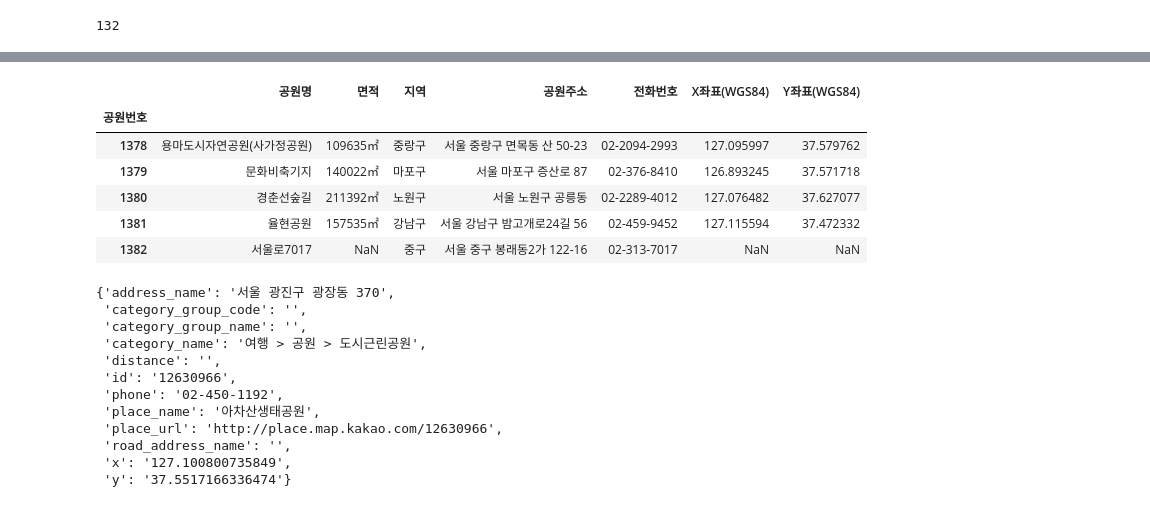
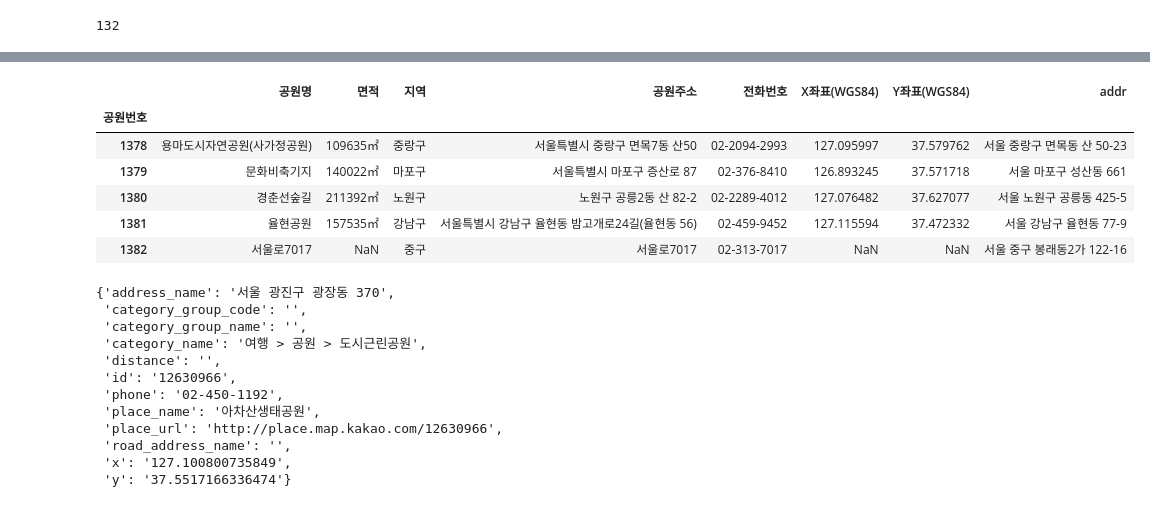
Before and after one commit to yeonhaneul/Data-Analysis-2020, a Jupyter notebook: 07.Seoul/04_park.ipynb, the cells around one changed output, grey strips where cells are left out. Saved outputs shown, nothing was run; the diff lists cells and outputs as text; code cells hidden in the pictures.

```diff
--- a/07.Seoul/04_park.ipynb
+++ b/07.Seoul/04_park.ipynb
@@ -57,16 +57,16 @@ result
 new_addr = []
 for i in park_seoul.index:
     try:
-        # 1차시도 : 주소로검색
-        url = 'https://dapi.kakao.com/v2/local/search/address.json?query=' + quote(park_seoul["공원주소"][i])
+        # 2차시도 : 공원명으로검색
+        url = 'https://dapi.kakao.com/v2/local/search/keyword.json?query=' + f'서울 {quote(park_seoul["지역"][i])} {quote(park_seoul["공원명"][i])}'
         result = requests.get(url,
                 headers={"Authorization": "KakaoAK "+kmap_key}).json()
         addr = result['documents'][0]['address_name']
         new_addr.append(addr)
     except:
         try:
-            # 2차시도 : 공원명으로검색
-            url = 'https://dapi.kakao.com/v2/local/search/keyword.json?query=' + quote(park_seoul['공원명'][i])
+            # 1차시도 : 주소로검색
+            url = 'https://dapi.kakao.com/v2/local/search/address.json?query=' + quote(park_seoul["공원주소"][i])
             result = requests.get(url,
                     headers={"Authorization": "KakaoAK "+kmap_key}).json()
             addr = result['documents'][0]['address_name']
@@ -93,5 +108,5 @@ len(addr_list)
 # %%
 # 지역내용 바꾸기
-park_seoul['지역'] = addr_list
+park_seoul['지역2'] = addr_list
 park_seoul.tail()
 # %% [output]
@@ -104,0 +120,3 @@ park_seoul.tail()
+# %%
+park_seoul['지역'] = park_seoul['지역'].fillna(park_seoul['지역2'])
+park_seoul.tail()
@@ -105,15 +133,15 @@ park_seoul.tail()
 # %%
 # 주소 바꾸기
-park_seoul['공원주소'] = new_addr
+park_seoul['addr'] = new_addr
 park_seoul.tail()
 # %% [output]
-|  | 공원명 | 면적 | 지역 | 공원주소 | 전화번호 | X좌표(WGS84) | Y좌표(WGS84) |
-| 공원번호 |  |  |  |  |  |  |  |
-| 1378 | 용마도시자연공원(사가정공원) | 109635㎡ | 중랑구 | 서울 중랑구 면목동 산 50-23 | 02-2094-2993 | 127.095997 | 37.579762 |
-| 1379 | 문화비축기지 | 140022㎡ | 마포구 | 서울 마포구 증산로 87 | 02-376-8410 | 126.893245 | 37.571718 |
-| 1380 | 경춘선숲길 | 211392㎡ | 노원구 | 서울 노원구 공릉동 | 02-2289-4012 | 127.076482 | 37.627077 |
-| 1381 | 율현공원 | 157535㎡ | 강남구 | 서울 강남구 밤고개로24길 56 | 02-459-9452 | 127.115594 | 37.472332 |
-| 1382 | 서울로7017 | NaN | 중구 | 서울 중구 봉래동2가 122-16 | 02-313-7017 | NaN | NaN |
+|  | 공원명 | 면적 | 지역 | 공원주소 | 전화번호 | X좌표(WGS84) | Y좌표(WGS84) | addr |
+| 공원번호 |  |  |  |  |  |  |  |  |
+| 1378 | 용마도시자연공원(사가정공원) | 109635㎡ | 중랑구 | 서울특별시 중랑구 면목7동 산50 | 02-2094-2993 | 127.095997 | 37.579762 | 서울 중랑구 면목동 산 50-23 |
+| 1379 | 문화비축기지 | 140022㎡ | 마포구 | 서울특별시 마포구 증산로 87 | 02-376-8410 | 126.893245 | 37.571718 | 서울 마포구 성산동 661 |
+| 1380 | 경춘선숲길 | 211392㎡ | 노원구 | 노원구 공릉2동 산 82-2 | 02-2289-4012 | 127.076482 | 37.627077 | 서울 노원구 공릉동 425-5 |
+| 1381 | 율현공원 | 157535㎡ | 강남구 | 서울특별시 강남구 율현동 밤고개로24길(율현동 56) | 02-459-9452 | 127.115594 | 37.472332 | 서울 강남구 율현동 77-9 |
+| 1382 | 서울로7017 | NaN | 중구 | 서울로7017 | 02-313-7017 | NaN | NaN | 서울 중구 봉래동2가 122-16 |
 # %%
 url = 'https://dapi.kakao.com/v2/local/search/keyword.json?query=' + quote('아차산생태공원')
 result = requests.get(url,
```
Also changed, not shown: parts of 53 cells of this notebook, 5 other files.
